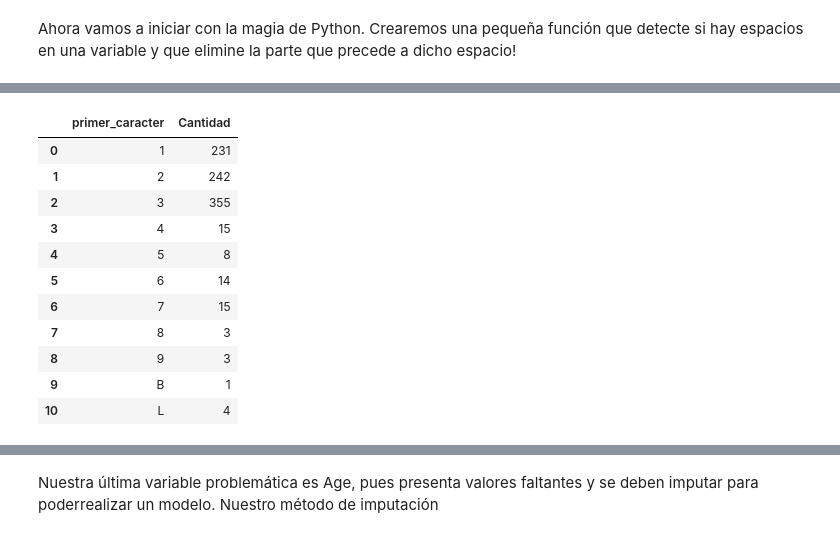
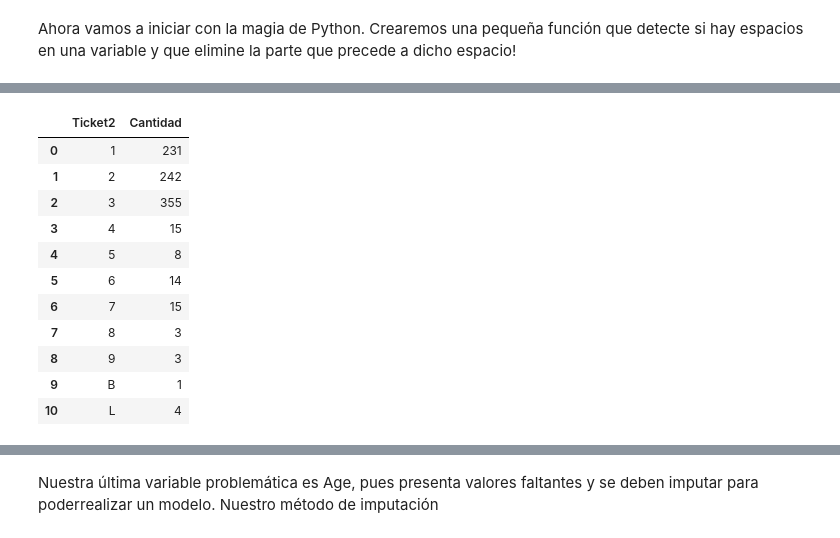
Before and after one commit to loreto73/Titanic, a Jupyter notebook: k_titanic.ipynb, the cells around one changed output, grey strips where cells are left out. Drawn from its saved outputs; the diff is of its cells as text; code cells hidden in the pictures.

```diff
--- a/k_titanic.ipynb
+++ b/k_titanic.ipynb
@@ -57,11 +35,0 @@ df.count().reset_index(name="Total")
-# %%
-df['Ticket2'] = df['Ticket'].apply(lambda x: x[4:5] if x.startswith('A/5')
-      else (x[4:5] if x.startswith('A.5')
-      else ('A4' if x.startswith('A/4')
-      else ('W' if x.startswith('W.')
-      else ('CA' if x.startswith('C')
-      else (x[3:4] if x.startswith('PC')
-            else x[:1])
-)))))
-
-df["Ticket"
@@ -76,9 +35,0 @@ df[df['Ticket2'].str.startswith('L')]
-# %%
-df['Ticket2'] = df['Ticket'].apply(lambda x: x[4:5] if x.startswith('A/5')
-      else (x[4:5] if x.startswith('A.5')
-      else ('A4' if x.startswith('A/4')
-      else ('W' if x.startswith('W.')
-      else ('CA' if x.startswith('C')
-      else (x[3:4] if x.startswith('PC')
-            else x[:1])
-)))))
@@ -165,2 +90,0 @@ df.groupby(["Survived", "Ticket"])["Survived"].count().reset_index(name="Cantida
-# %%
-df['Ticket2'] = df['Ticket'].str[:4]
@@ -199,9 +100,0 @@ df
-# %%
-df['Ticket2'] = df['Ticket'].apply(lambda x: x[4:5] if x.startswith('A/5')
-      else (x[4:5] if x.startswith('A.5')
-      else ('A4' if x.startswith('A/4')
-      else ('W' if x.startswith('W.')
-      else ('CA' if x.startswith('C')
-      else (x[3:4] if x.startswith('PC')
-            else x[:1])
-)))))
@@ -210,7 +101,7 @@ df
 # %%
-df.groupby(["primer_caracter"])["primer_caracter"].count().reset_index(name="Cantidad")
+df.groupby(["Ticket2"])["Ticket2"].count().reset_index(name="Cantidad")
 # %% [output]
-|  | primer_caracter | Cantidad |
+|  | Ticket2 | Cantidad |
 | 0 | 1 | 231 |
 | 1 | 2 | 242 |
 | 2 | 3 | 355 |
```
Also changed, not shown: parts of 45 cells of this notebook.
